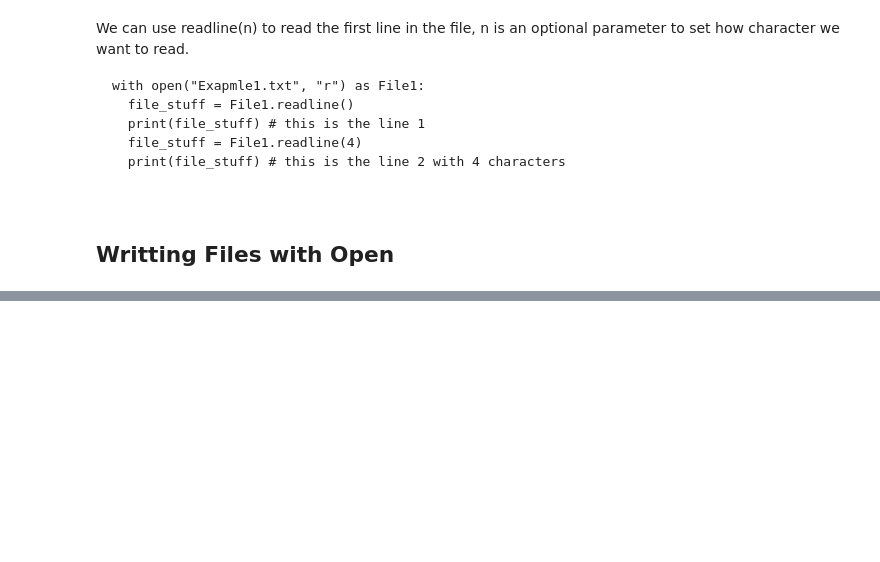
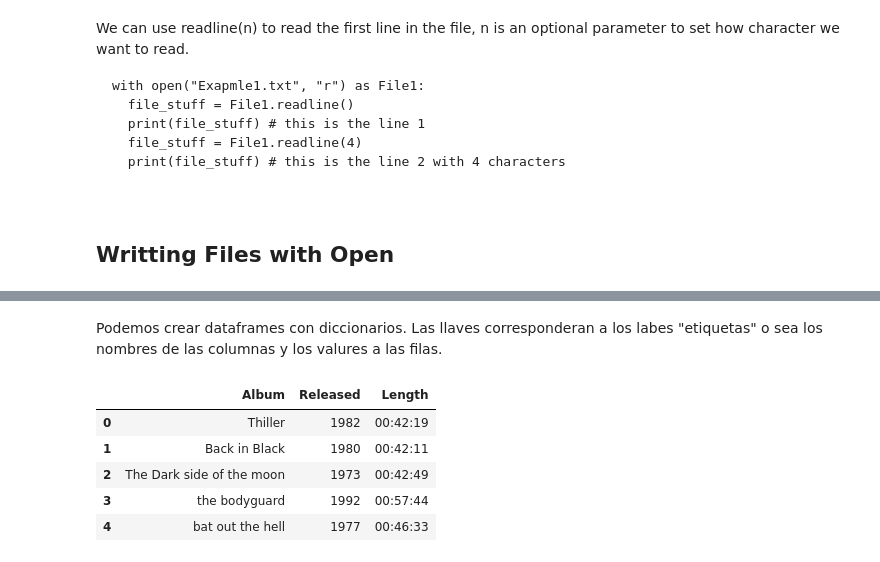
Before and after one commit to PosgradoMNA/actividades-de-aprendizaje-FranciscoMedellin, a Jupyter notebook: Semana_2_Actividad_01_Notas.ipynb, the cells around one changed output, grey strips where cells are left out. Saved outputs shown, nothing was run; the diff lists cells and outputs as text; code cells hidden in the pictures; blank space fills up the shorter version.

Commit message:
Loading Data with Pandas

```diff
--- a/Semana_2_Actividad_01_Notas.ipynb
+++ b/Semana_2_Actividad_01_Notas.ipynb
@@ -52,0 +129,18 @@ with open("Exapmle1.txt", "r") as File1:
+# %% [markdown]
+Podemos crear dataframes con diccionarios. Las llaves corresponderan a los labes "etiquetas" o sea los nombres de las columnas y los valures a las filas.
+# %%
+songs = {
+    "Album": ["Thiller","Back in Black", "The Dark side of the moon",
+              "the bodyguard","bat out the hell"],
+    "Released": [1982,1980,1973,1992,1977],
+    "Length":['00:42:19','00:42:11','00:42:49','00:57:44','00:46:33']
+}
+songs_frame = pd.DataFrame(songs)
+songs_frame.head()
+# %% [output]
+|  | Album | Released | Length |
+| 0 | Thiller | 1982 | 00:42:19 |
+| 1 | Back in Black | 1980 | 00:42:11 |
+| 2 | The Dark side of the moon | 1973 | 00:42:49 |
+| 3 | the bodyguard | 1992 | 00:57:44 |
+| 4 | bat out the hell | 1977 | 00:46:33 |
```
Also changed, not shown: parts of 24 cells of this notebook.
